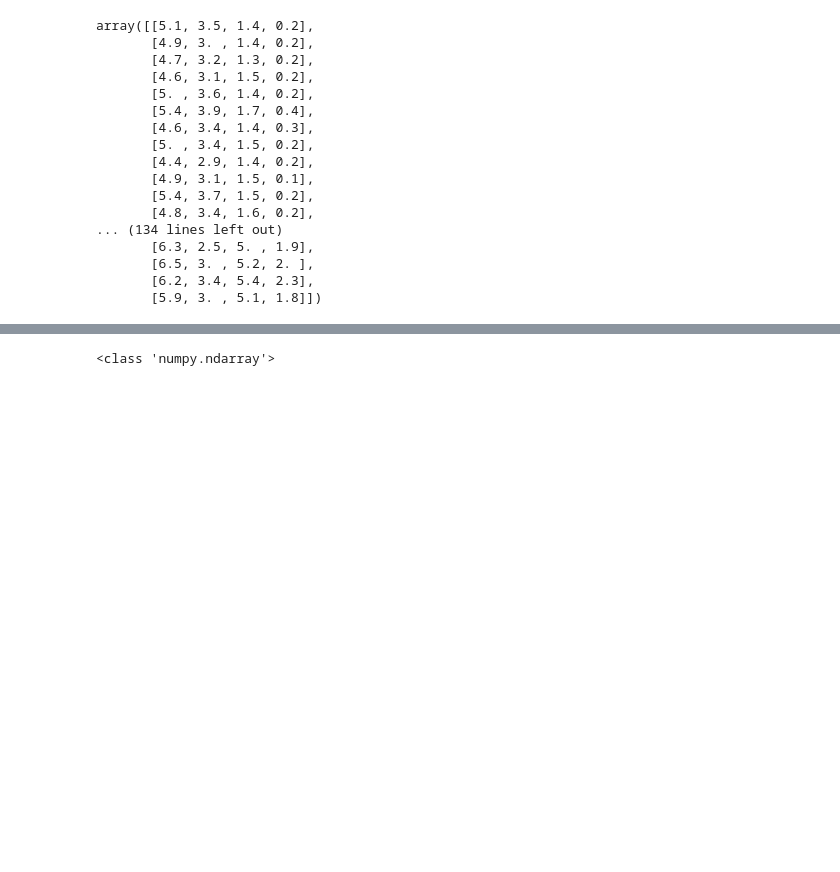
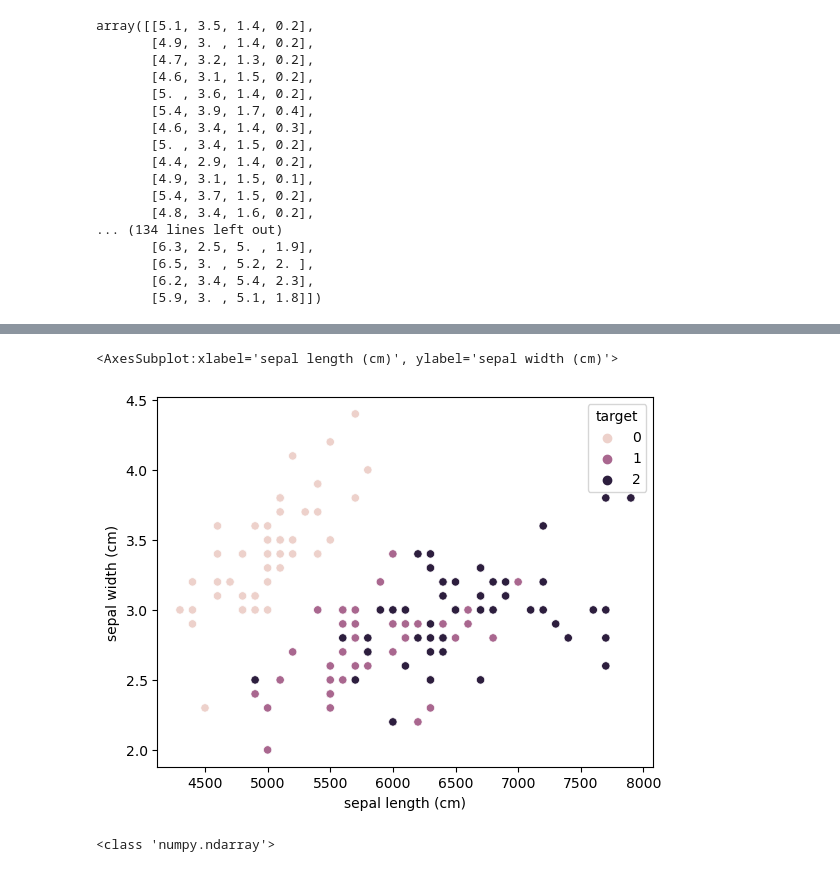
Before and after one commit to ExxetaMAydinbas/data-science-mit-python, a Jupyter notebook: Kursmaterial/04_scikit-learn.ipynb, the cells around one changed output, grey strips where cells are left out. Saved outputs shown, nothing was run; the diff lists cells and outputs as text; code cells hidden in the pictures; blank space fills up the shorter version.

```diff
--- a/Kursmaterial/04_scikit-learn.ipynb
+++ b/Kursmaterial/04_scikit-learn.ipynb
@@ -89,0 +113,6 @@ array([[5.1, 3.5, 1.4, 0.2],
+# %%
+from sklearn import datasets # Load the sample data sets
+
+data = datasets.load_iris(as_frame=True)["frame"] # Load source and targets
+
+data
@@ -89,0 +133,3 @@ array([[5.1, 3.5, 1.4, 0.2],
+# %%
+# Spaß
+data.iloc[:, 0] = data.iloc[:,0] * 1000
@@ -90,3 +161,10 @@ array([[5.1, 3.5, 1.4, 0.2],
+# %%
+import seaborn as sns
+
+sns.scatterplot(data=data, x="sepal length (cm)", y="sepal width (cm)", hue="target")
+# %% [output]
+<AxesSubplot:xlabel='sepal length (cm)', ylabel='sepal width (cm)'>
+[figure, added]
 # %%
 print(type(target))
 target
```
Also changed, not shown: parts of 29 cells of this notebook.
